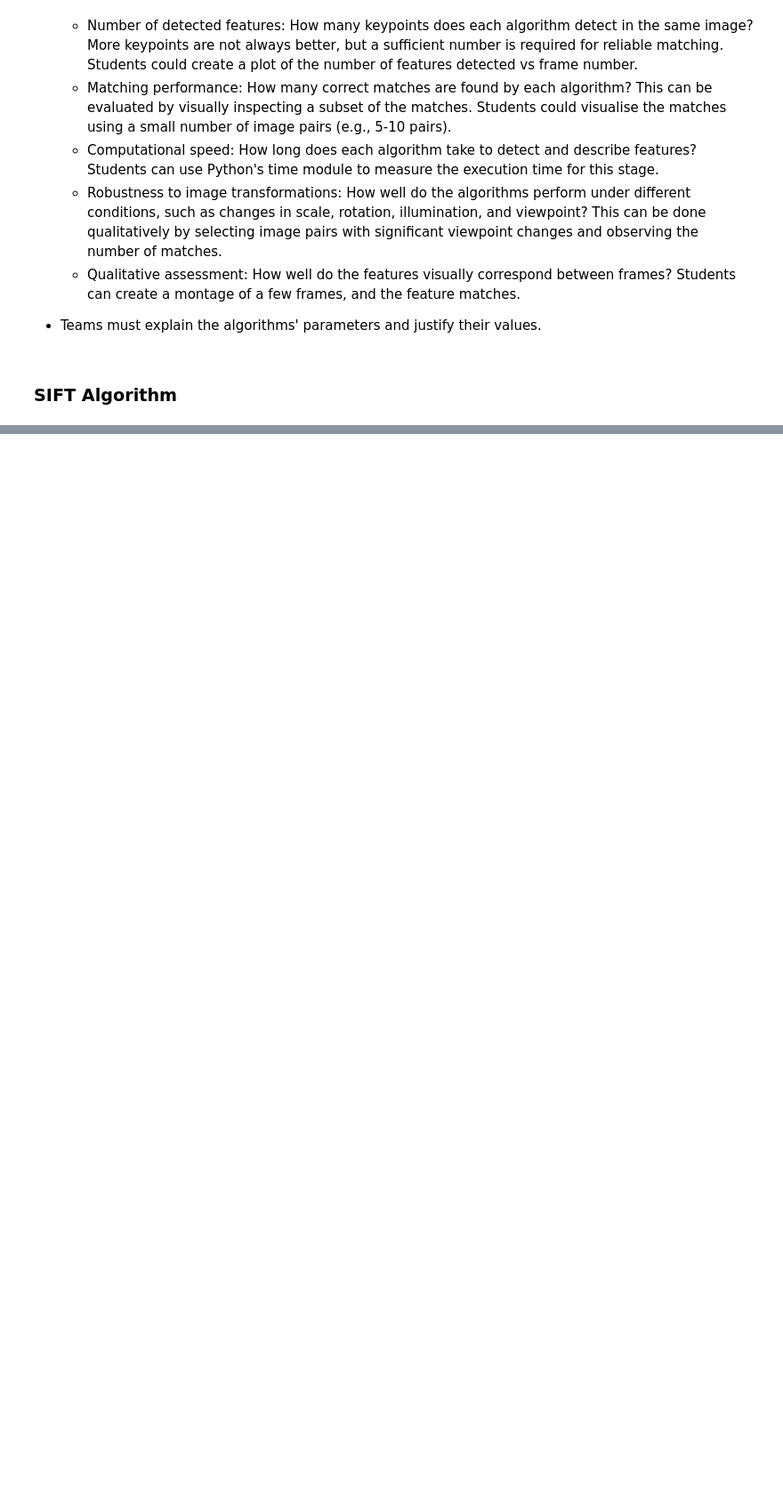
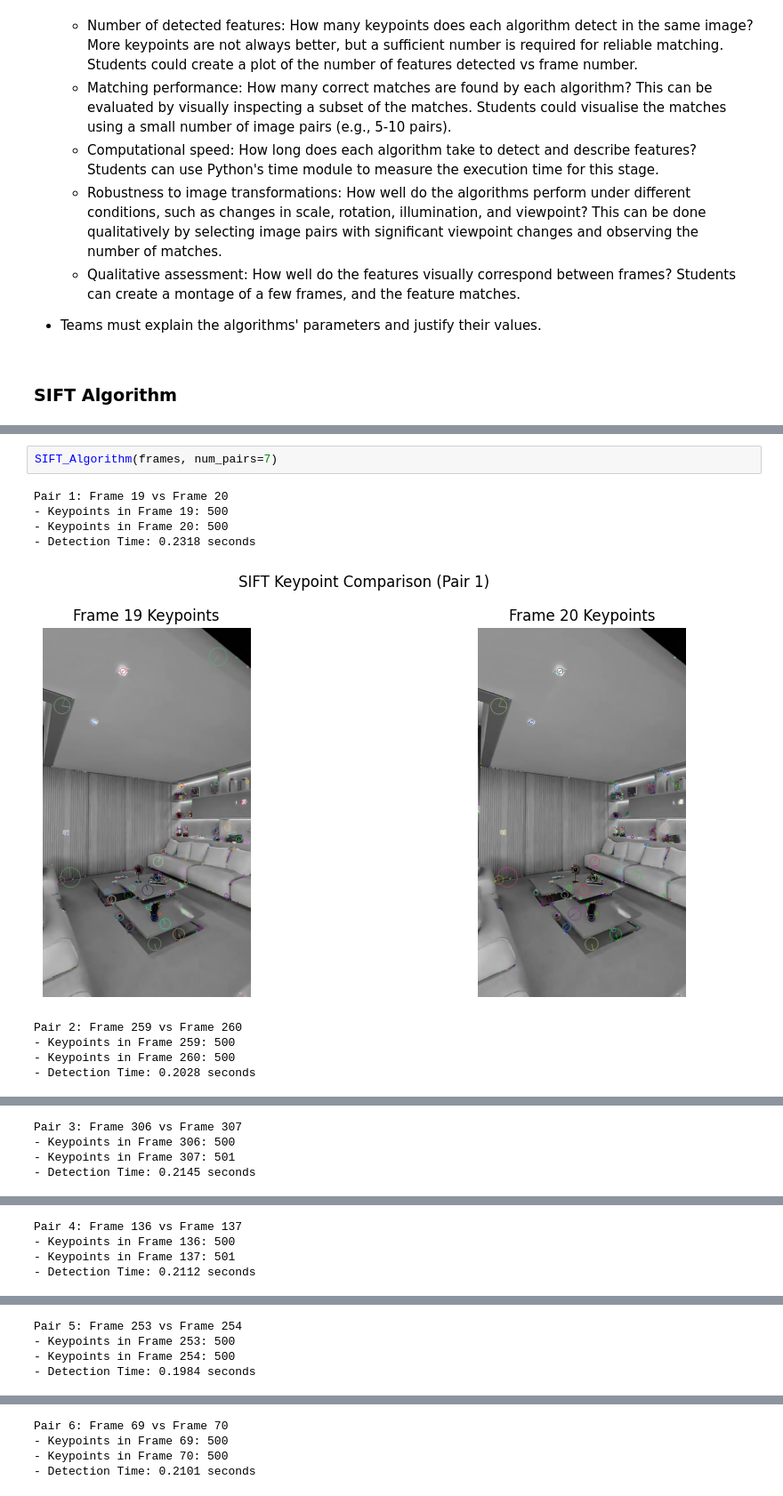
Before and after one commit to Matthew-Pirotta/Video-CV, a Jupyter notebook: notebooks/Daniela_SIFT.ipynb, the cells around one changed output, grey strips where cells are left out. Shown at 89% size. Drawn from its saved outputs; the diff is of its cells as text; blank space fills up the shorter version.

```diff
--- a/notebooks/Daniela_SIFT.ipynb
+++ b/notebooks/Daniela_SIFT.ipynb
@@ -109,0 +152,12 @@ SIFT took 0.2530 seconds to process two images.
+# %%
+SIFT_Algorithm(frames, num_pairs=7)
+# %% [output]
+Pair 1: Frame 19 vs Frame 20
+- Keypoints in Frame 19: 500
+- Keypoints in Frame 20: 500
+- Detection Time: 0.2318 seconds
+[figure, added]
+Pair 2: Frame 259 vs Frame 260
+- Keypoints in Frame 259: 500
+- Keypoints in Frame 260: 500
+- Detection Time: 0.2028 seconds
@@ -109,0 +165,4 @@ SIFT took 0.2530 seconds to process two images.
+Pair 3: Frame 306 vs Frame 307
+- Keypoints in Frame 306: 500
+- Keypoints in Frame 307: 501
+- Detection Time: 0.2145 seconds
@@ -109,0 +170,4 @@ SIFT took 0.2530 seconds to process two images.
+Pair 4: Frame 136 vs Frame 137
+- Keypoints in Frame 136: 500
+- Keypoints in Frame 137: 501
+- Detection Time: 0.2112 seconds
@@ -109,0 +175,4 @@ SIFT took 0.2530 seconds to process two images.
+Pair 5: Frame 253 vs Frame 254
+- Keypoints in Frame 253: 500
+- Keypoints in Frame 254: 500
+- Detection Time: 0.1984 seconds
@@ -109,0 +180,4 @@ SIFT took 0.2530 seconds to process two images.
+Pair 6: Frame 69 vs Frame 70
+- Keypoints in Frame 69: 500
+- Keypoints in Frame 70: 500
+- Detection Time: 0.2101 seconds
```
Also changed, not shown: parts of 5 cells of this notebook.
